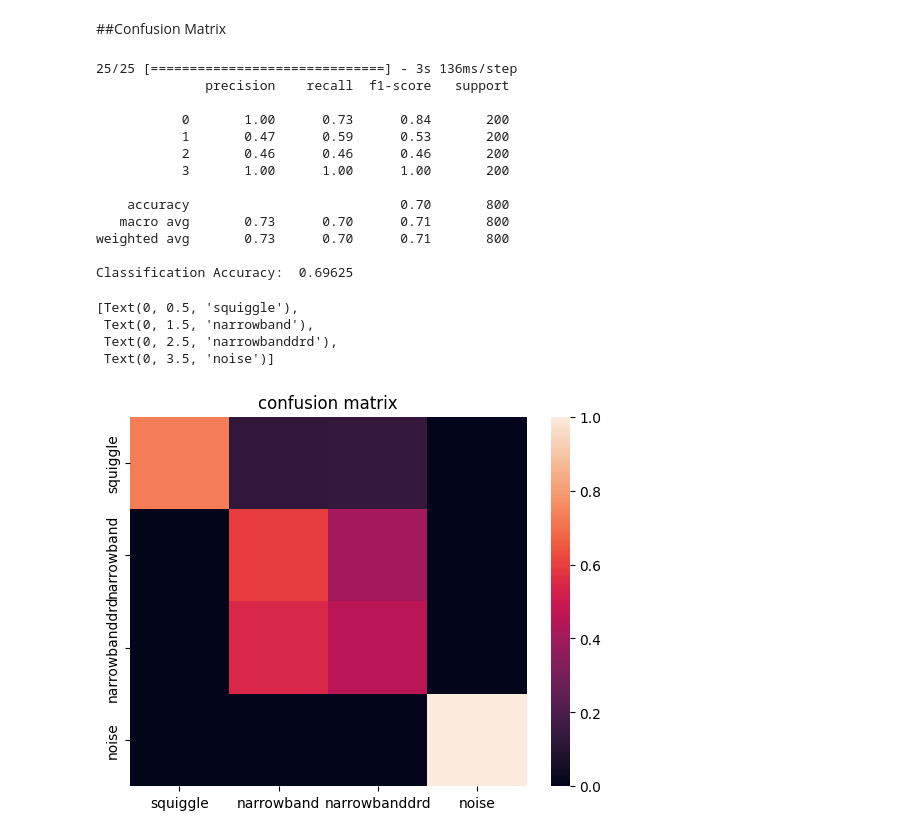
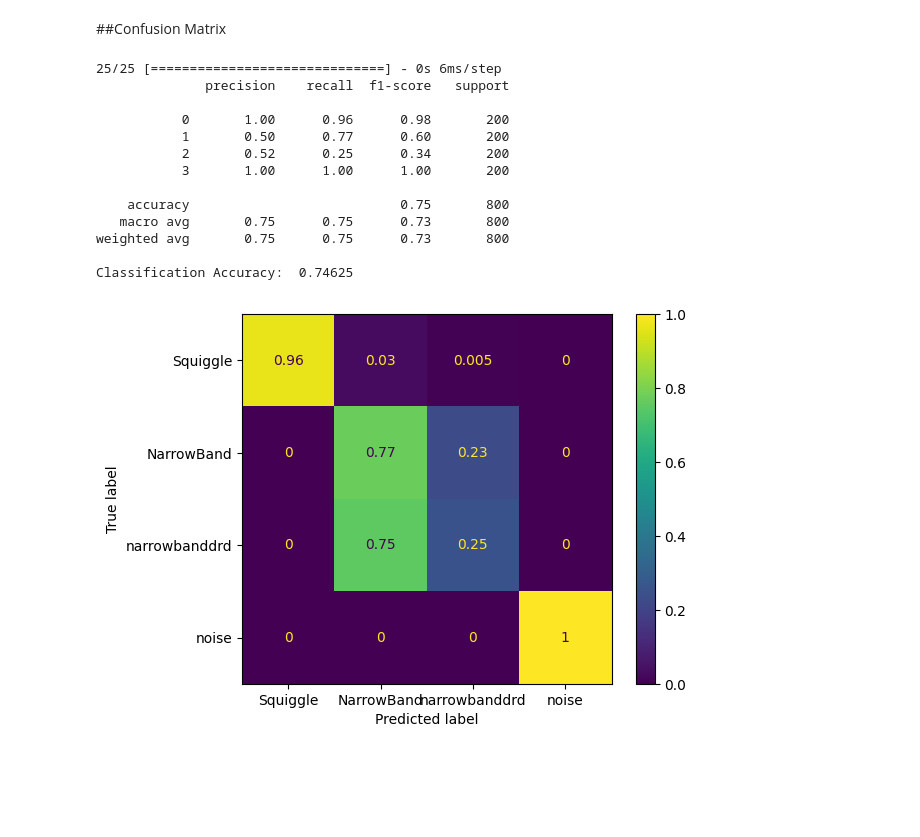
Before and after one commit to amarponnada/classify-radio-signals-from-space, a Jupyter notebook: RadioSignalsClassification_CNN.ipynb, the cells around one changed output. Drawn from its saved outputs; the diff is of its cells as text; code cells hidden in the pictures; blank space fills up the shorter version.

Commit message:
Final Model and evaluation

```diff
--- a/RadioSignalsClassification_CNN.ipynb
+++ b/RadioSignalsClassification_CNN.ipynb
@@ -183,16 +186,28 @@ _________________________________________________________________
 !pip install livelossplot
 from keras.callbacks import EarlyStopping
 from livelossplot.inputs.tf_keras import PlotLossesCallback
+from tensorflow.keras.callbacks import ModelCheckpoint
 
-earlystop=EarlyStopping(monitor='val_accuracy',patience=10,min_delta=0.01,mode='max')
+# Creating the checkpoints i.e Saving the weights with maximum Validation accuracy
+checkpoint = ModelCheckpoint("model_weights.h5",
+                             monitor='val_loss',
+                             save_weights_only=True,
+                             mode='min',
+                             verbose=0)
 
-callbacks=[earlystop,PlotLossesCallback()]
+#earlystop=EarlyStopping(monitor='val_accuracy',patience=10,min_delta=0.01,mode='max')
+
+#callbacks=[earlystop,PlotLossesCallback()]
+callbacks=[PlotLossesCallback(), checkpoint]
+#callbacks=[PlotLossesCallback()]
 
 epochs =50
 batch_size= 32
 
 training = model.fit( datagen_train.flow(x_train,y_train,batch_size=batch_size,shuffle=True),
-                   steps_per_epoch=len(x_train)//batch_size,epochs=epochs,
+                   steps_per_epoch=len(x_train)//batch_size,
+                    epochs=epochs,
                    validation_data=datagen_valid.flow(x_valid,y_valid,batch_size=batch_size,shuffle=True),
-                       validation_steps=len(x_valid)//batch_size,callbacks=callbacks)
+                  validation_steps=len(x_valid)//batch_size,
+                      callbacks=callbacks)
 # %% [output]
@@ -216,37 +231,34 @@ model.evaluate(x_valid,y_valid)
 # %%
 from sklearn.metrics import confusion_matrix
 from sklearn import metrics
-import seaborn as sns
+import matplotlib.pyplot as plt
 
 y_true=np.argmax(y_valid,1)
 y_predict=np.argmax(model.predict(x_valid),1)
 
 print(metrics.classification_report(y_true,y_predict))
 print ("Classification Accuracy: ", metrics.accuracy_score(y_true,y_predict))
 
-labels=["squiggle","narrowband", "narrowbanddrd","noise"]
+confusion_matrix(y_true,y_predict, normalize='true')
 
-cm=plt.subplot()
-sns.heatmap(metrics.confusion_matrix(y_true,y_predict, normalize='true'))
-cm.set_title('confusion matrix')
-cm.xaxis.set_ticklabels(labels)
-cm.yaxis.set_ticklabels(labels)
+cm=confusion_matrix(y_true,y_predict, normalize='true')
+#0=“squiggle”, 1=“narrowband”, 2=“narrowbanddrd”, and 3=“noise”
+cm_display = metrics.ConfusionMatrixDisplay(confusion_matrix = cm, display_labels=["Squiggle","NarrowBand","narrowbanddrd","noise"])
+#cm_display.xaxis.set_ticklabels(labels); ax.yaxis.set_ticklabels(labels);
+cm_display.plot()
+plt.show()
 # %% [output]
-25/25 [==============================] - 3s 136ms/step
+25/25 [==============================] - 0s 6ms/step
               precision    recall  f1-score   support
 
-           0       1.00      0.73      0.84       200
-           1       0.47      0.59      0.53       200
-           2       0.46      0.46      0.46       200
+           0       1.00      0.96      0.98       200
+           1       0.50      0.77      0.60       200
+           2       0.52      0.25      0.34       200
            3       1.00      1.00      1.00       200
 
-    accuracy                           0.70       800
-   macro avg       0.73      0.70      0.71       800
-weighted avg       0.73      0.70      0.71       800
+    accuracy                           0.75       800
+   macro avg       0.75      0.75      0.73       800
+weighted avg       0.75      0.75      0.73       800
 
-Classification Accuracy:  0.69625
+Classification Accuracy:  0.74625
-[Text(0, 0.5, 'squiggle'),
- Text(0, 1.5, 'narrowband'),
- Text(0, 2.5, 'narrowbanddrd'),
- Text(0, 3.5, 'noise')]
-[figure, old version]
+[figure, new version]
```
Also changed, not shown: parts of 6 cells of this notebook.
